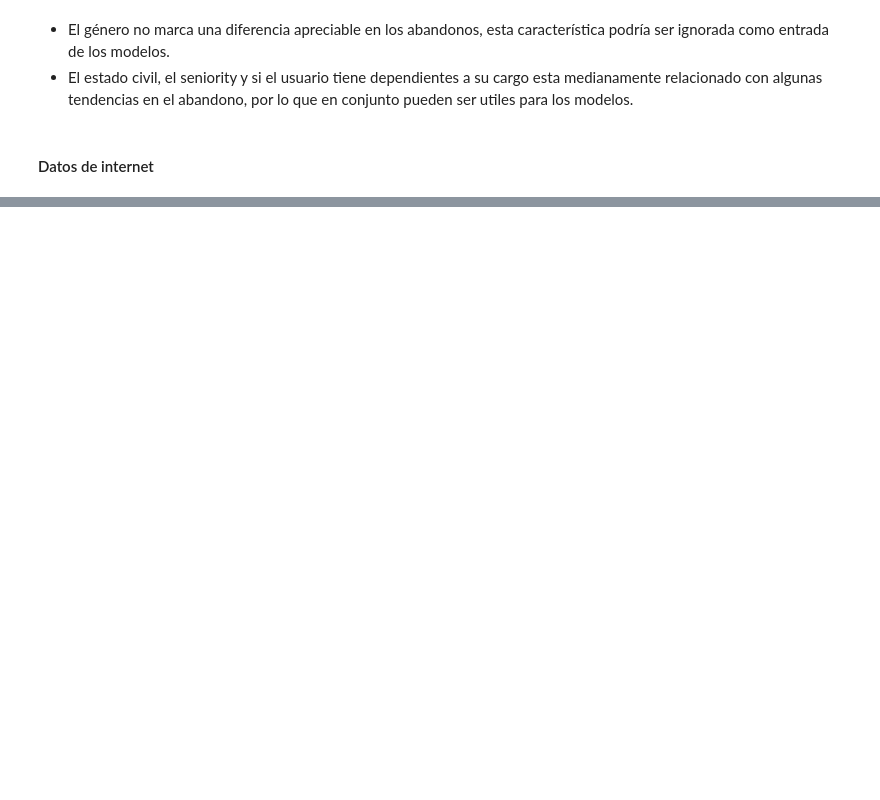
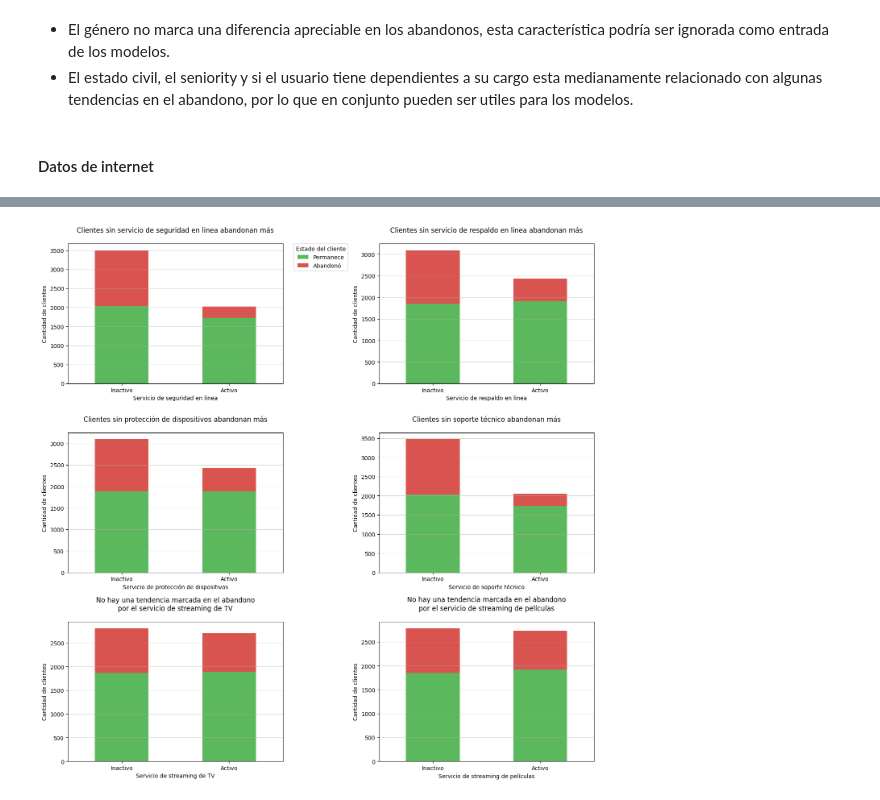
Before and after one commit to AndresCalvete-DataScientist/interconnect-customer-churn-prediction, a Jupyter notebook: notebooks/eda.ipynb, the cells around one changed output, grey strips where cells are left out. Saved outputs shown, nothing was run; the diff lists cells and outputs as text; code cells hidden in the pictures; blank space fills up the shorter version.

```diff
--- a/notebooks/eda.ipynb
+++ b/notebooks/eda.ipynb
@@ -734,0 +768,98 @@ plt.show()
+# %%
+fig, axes = plt.subplots(3, 2, figsize=(14, 14))
+
+# Agrupar datos por servicios de seguridad y churn, y organizarlos
+security_vs_churn = df_con_int.groupby('OnlineSecurity')['IsChurn'].value_counts().unstack()
+
+# Visualización de la distribución de la variable OnlineSecurity en funcion del abandono
+security_vs_churn.plot(kind='bar', stacked=True, color=custom_colors, ax=axes[0, 0])
+
+# Etiquetas y título
+axes[0, 0].set_xlabel('Servicio de seguridad en linea')
+axes[0, 0].set_ylabel('Cantidad de clientes')
+axes[0, 0].set_title('Clientes sin servicio de seguridad en linea abandonan más', pad=20)
+axes[0, 0].legend(
+    title='Estado del cliente',
+    labels=['Permanece', 'Abandonó'],
+    bbox_to_anchor=(1.05, 1),
+    loc='upper left',
+    borderaxespad=0.
+)
+axes[0, 0].set_xticks([0, 1])
+axes[0, 0].set_xticklabels(['Inactivo', 'Activo'], rotation=0)
+axes[0, 0].grid(axis='y', alpha=0.5)
+
+# Agrupar datos por respaldo en linea y churn, y organizarlos
+backup_vs_churn = df_con_int.groupby('OnlineBackup')['IsChurn'].value_counts().unstack()
+
+# Visualización de la distribución de la variable OnlineBackup en funcion del abandono
+backup_vs_churn.plot(kind='bar', stacked=True, color=custom_colors, ax=axes[0, 1], legend=False)
+
+# Etiquetas y título
+axes[0, 1].set_xlabel('Servicio de respaldo en linea')
+axes[0, 1].set_ylabel('Cantidad de clientes')
+axes[0, 1].set_title('Clientes sin servicio de respaldo en linea abandonan más', pad=20)
+axes[0, 1].set_xticks([0, 1])
+axes[0, 1].set_xticklabels(['Inactivo', 'Activo'], rotation=0)
+axes[0, 1].grid(axis='y', alpha=0.5)
+
+# Agrupar datos por protección de dispositivo y churn, y organizarlos
+device_vs_churn = df_con_int.groupby('DeviceProtection')['IsChurn'].value_counts().unstack()
+
+# Visualización de la distribución de la variable DeviceProtection en funcion del abandono
+device_vs_churn.plot(kind='bar', stacked=True, color=custom_colors, ax=axes[1, 0], legend=False)
+
+# Etiquetas y título
+axes[1, 0].set_xlabel('Servicio de protección de dispositivos')
+axes[1, 0].set_ylabel('Cantidad de clientes')
+axes[1, 0].set_title('Clientes sin protección de dispositivos abandonan más', pad=20)
+axes[1, 0].set_xticks([0, 1])
+axes[1, 0].set_xticklabels(['Inactivo', 'Activo'], rotation=0)
+axes[1, 0].grid(axis='y', alpha=0.5)
+
+# Agrupar datos por soporte técnico y churn, y organizarlos
+support_vs_churn = df_con_int.groupby('TechSupport')['IsChurn'].value_counts().unstack()
+
+# Visualización de la distribución de la variable TechSupport en funcion del abandono
+support_vs_churn.plot(kind='bar', stacked=True, color=custom_colors, ax=axes[1, 1], legend=False)
+
+# Etiquetas y título
+axes[1, 1].set_xlabel('Servicio de soporte técnico')
+axes[1, 1].set_ylabel('Cantidad de clientes')
+axes[1, 1].set_title('Clientes sin soporte técnico abandonan más', pad=20)
+axes[1, 1].set_xticks([0, 1])
+axes[1, 1].set_xticklabels(['Inactivo', 'Activo'], rotation=0)
+axes[1, 1].grid(axis='y', alpha=0.5)
+
+# Agrupar datos por streaming y churn, y organizarlos
+tv_vs_churn = df_con_int.groupby('StreamingTV')['IsChurn'].value_counts().unstack()
+
+# Visualización de la distribución de la variable StreamingTV en funcion del abandono
+tv_vs_churn.plot(kind='bar', stacked=True, color=custom_colors, ax=axes[2, 0], legend=False)
+
+# Etiquetas y título
+axes[2, 0].set_xlabel('Servicio de streaming de TV')
+axes[2, 0].set_ylabel('Cantidad de clientes')
+axes[2, 0].set_title('No hay una tendencia marcada en el abandono\npor el servicio de streaming de TV', pad=20)
+axes[2, 0].set_xticks([0, 1])
+axes[2, 0].set_xticklabels(['Inactivo', 'Activo'], rotation=0)
+axes[2, 0].grid(axis='y', alpha=0.5)
+
+# Agrupar datos por streaming de peliculas y churn, y organizarlos
+movies_vs_churn = df_con_int.groupby('StreamingMovies')['IsChurn'].value_counts().unstack()
+
+# Visualización de la distribución de la variable StreamingMovies en funcion del abandono
+movies_vs_churn.plot(kind='bar', stacked=True, color=custom_colors, ax=axes[2, 1], legend=False)
+
+# Etiquetas y título
+axes[2, 1].set_xlabel('Servicio de streaming de películas')
+axes[2, 1].set_ylabel('Cantidad de clientes')
+axes[2, 1].set_title('No hay una tendencia marcada en el abandono\npor el servicio de streaming de películas', pad=20)
+axes[2, 1].set_xticks([0, 1])
+axes[2, 1].set_xticklabels(['Inactivo', 'Activo'], rotation=0)
+axes[2, 1].grid(axis='y', alpha=0.5)
+
+plt.tight_layout()
+plt.show()
+# %% [output]
+[figure, added]
```
Also changed, not shown: parts of 8 cells of this notebook.
